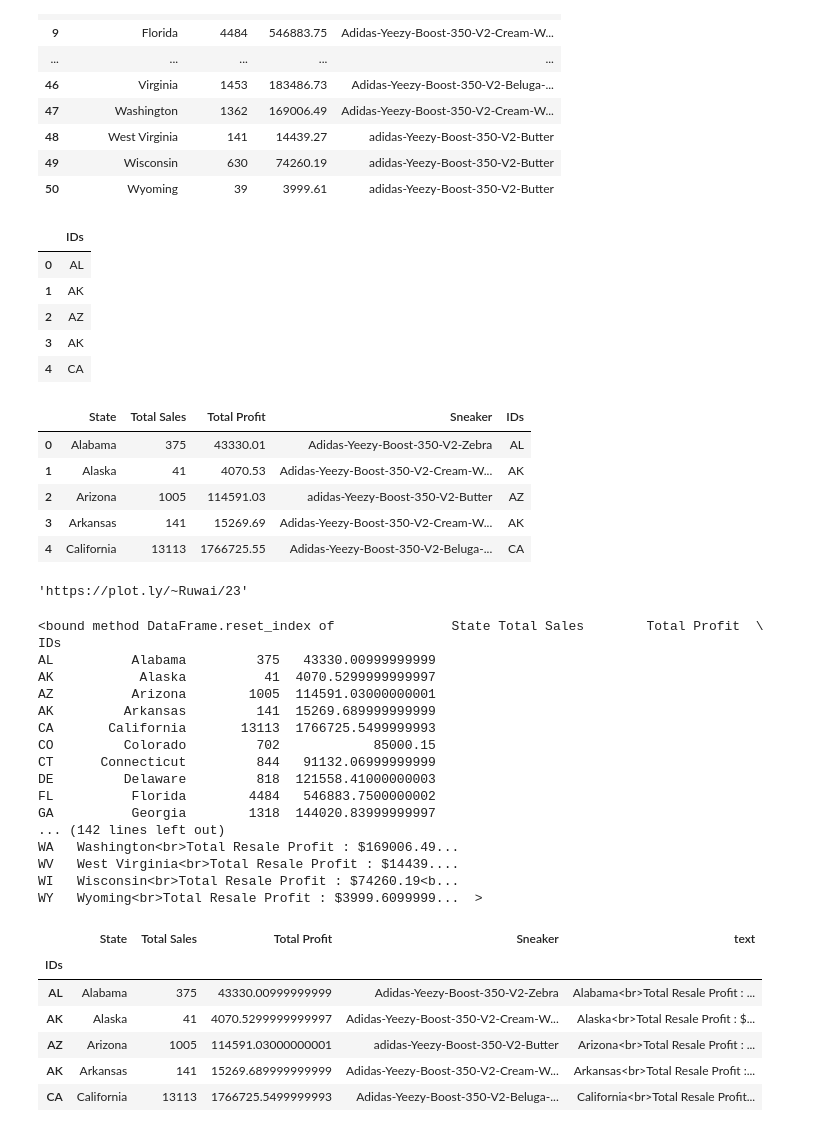
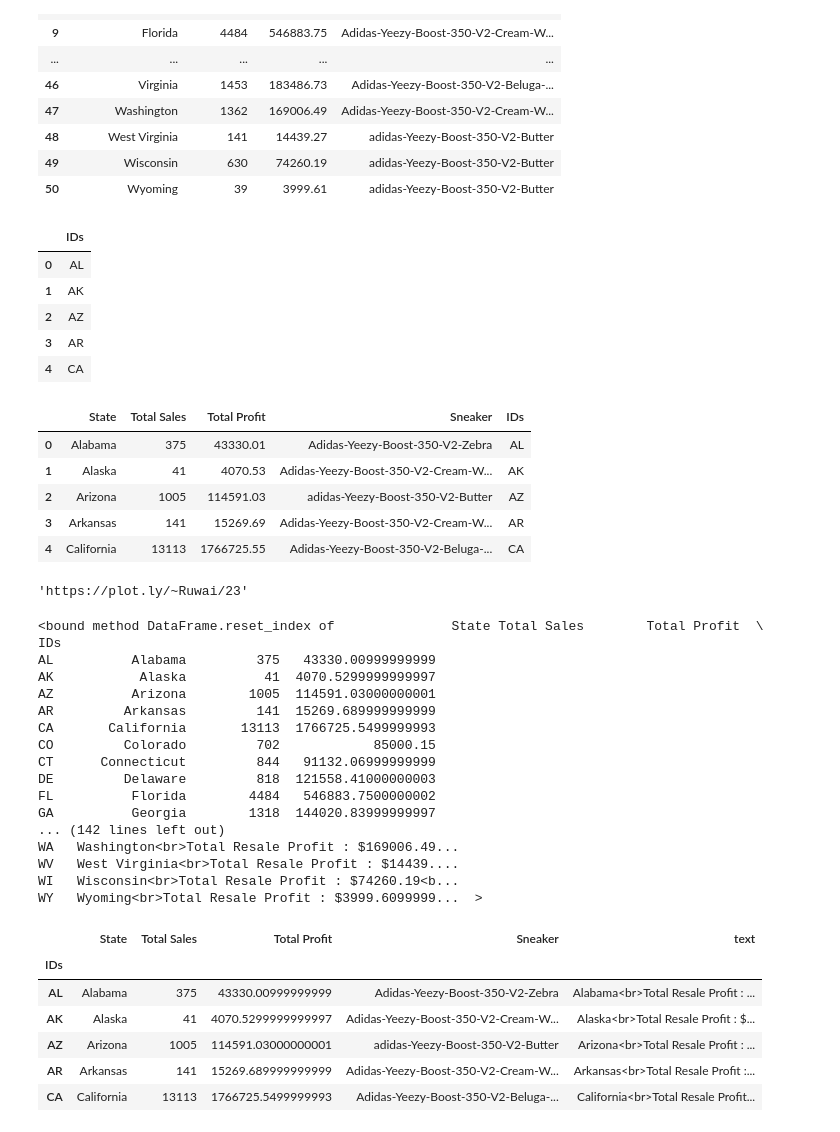
Before and after one commit to sealuwee/stockx-eda-2019, a Jupyter notebook: StockX EDA.ipynb, the cells around one changed output. Drawn from its saved outputs; the diff is of its cells as text; code cells hidden in the pictures.

```diff
--- a/StockX EDA.ipynb
+++ b/StockX EDA.ipynb
@@ -411,7 +411,7 @@ ids = [
 'AL',
 'AK',
 'AZ',
-'AK',
+'AR',
 'CA',
 'CO',
 'CT',
@@ -439,34 +439,34 @@ ids = [
 'NV',
 'NH',
 'NJ',
 'NM',
 'NY',
 'NC',
 'ND',
 'OH',
 'OK',
 'OR',
 'PA',
 'RI',
 'SC',
 'SD',
 'TN',
 'TX',
 'UT',
 'VT',
 'VA',
 'WA',
 'WV',
 'WI',
 'WY']
 ids_l = pd.DataFrame(ids,columns={'IDs'})
 ids_l.head()
 # %% [output]
 |  | IDs |
 | 0 | AL |
 | 1 | AK |
 | 2 | AZ |
-| 3 | AK |
+| 3 | AR |
 | 4 | CA |
 # %%
 ids_l['State'] = xz.index
@@ -478,7 +478,7 @@ yeezy_df.head()
 | 0 | Alabama | 375 | 43330.01 | Adidas-Yeezy-Boost-350-V2-Zebra | AL |
 | 1 | Alaska | 41 | 4070.53 | Adidas-Yeezy-Boost-350-V2-Cream-W... | AK |
 | 2 | Arizona | 1005 | 114591.03 | adidas-Yeezy-Boost-350-V2-Butter | AZ |
-| 3 | Arkansas | 141 | 15269.69 | Adidas-Yeezy-Boost-350-V2-Cream-W... | AK |
+| 3 | Arkansas | 141 | 15269.69 | Adidas-Yeezy-Boost-350-V2-Cream-W... | AR |
 | 4 | California | 13113 | 1766725.55 | Adidas-Yeezy-Boost-350-V2-Beluga-... | CA |
 # %%
 for col in yeezy_df.columns:
@@ -557,7 +557,7 @@ IDs
 AL          Alabama         375   43330.00999999999
 AK           Alaska          41  4070.5299999999997
 AZ          Arizona        1005  114591.03000000001
-AK         Arkansas         141  15269.689999999999
+AR         Arkansas         141  15269.689999999999
 CA       California       13113  1766725.5499999993
 CO         Colorado         702            85000.15
 CT      Connecticut         844   91132.06999999999
@@ -577,5 +577,5 @@ dropped_dc.head()
 | AL | Alabama | 375 | 43330.00999999999 | Adidas-Yeezy-Boost-350-V2-Zebra | Alabama<br>Total Resale Profit : ... |
 | AK | Alaska | 41 | 4070.5299999999997 | Adidas-Yeezy-Boost-350-V2-Cream-W... | Alaska<br>Total Resale Profit : $... |
 | AZ | Arizona | 1005 | 114591.03000000001 | adidas-Yeezy-Boost-350-V2-Butter | Arizona<br>Total Resale Profit : ... |
-| AK | Arkansas | 141 | 15269.689999999999 | Adidas-Yeezy-Boost-350-V2-Cream-W... | Arkansas<br>Total Resale Profit :... |
+| AR | Arkansas | 141 | 15269.689999999999 | Adidas-Yeezy-Boost-350-V2-Cream-W... | Arkansas<br>Total Resale Profit :... |
 | CA | California | 13113 | 1766725.5499999993 | Adidas-Yeezy-Boost-350-V2-Beluga-... | California<br>Total Resale Profit... |
```
